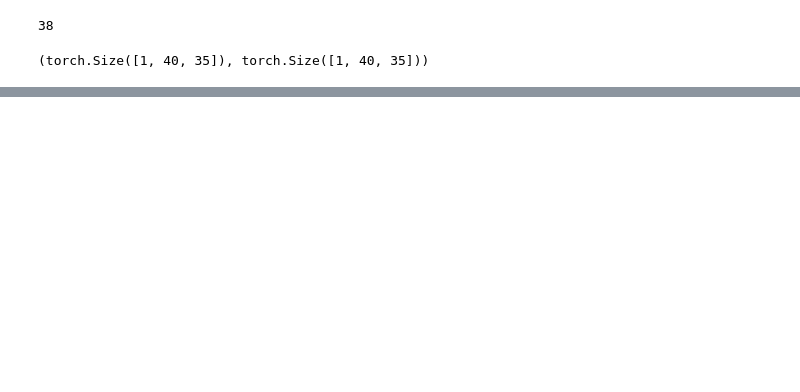
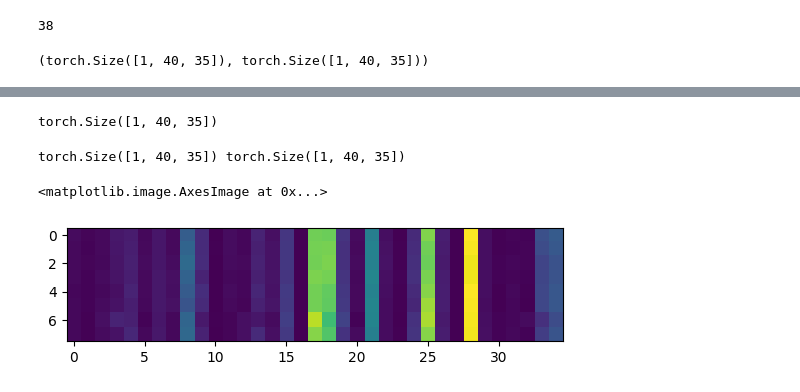
Before and after one commit to brandonlpanos/mvts, a Jupyter notebook: src/scratch.ipynb, the cells around one changed output, grey strips where cells are left out. Drawn from its saved outputs; the diff is of its cells as text; code cells hidden in the pictures; blank space fills up the shorter version.

Commit message:
Created script to generate an embeddings dataset

```diff
--- a/src/scratch.ipynb
+++ b/src/scratch.ipynb
@@ -346,0 +313,6 @@ plt.show()
+# %%
+# Load all data
+indices = np.arange(0, 485, 1)
+dataloader = DataLoader(MVTSDataset(indices, norm_type='standard'), batch_size=len(indices), shuffle=False, drop_last=False)
+data, _, y = next(iter(dataloader))
+print(data.shape, y)
@@ -346,0 +337,45 @@ plt.show()
+# %%
+x = data[0].unsqueeze(0)
+x.shape
+# %% [output]
+torch.Size([1, 40, 35])
+# %%
+# Create the embeddings using the trained transformer model
+transformer_model = TransformerEncoder(feat_dim=35,
+                                       max_len=40,
+                                       d_model=35,
+                                       n_heads=7,
+                                       num_layers=1,
+                                       dim_feedforward=256,
+                                       dropout=0.1,
+                                       freeze=True).float()
+transformer_model.eval();
+
+indx = 0
+for input, label in zip(data, y):
+    label = label.item()
+    input = input.unsqueeze(0)
+    padding_mask = find_padding_masks(input)
+    input = torch.nan_to_num(input)
+    output, embedding = transformer_model(input, padding_mask)
+    embedding = embedding.detach().numpy()[0]
+    padding_mask = padding_mask.squeeze(0).detach().numpy()
+    embedding = embedding[padding_mask]
+    df = embedding_to_dataframe(embedding, features, label, indx)
+    df['Unnamed: 0'] = df['Unnamed: 0'].astype(int)
+    df.rename(columns={'Unnamed: 0': ''}, inplace=True)
+    df.to_csv(f'../data/embeddings/{indx}.csv', index=False)
+    indx += 1
+    break
+# %%
+input = data[7].unsqueeze(0)
+padding_mask = find_padding_masks(input)
+input = torch.nan_to_num(input)
+output, embedding = transformer_model(input, padding_mask)
+embedding = embedding.detach().numpy()[0]
+padding_mask = padding_mask.squeeze(0).detach().numpy()
+embedding = embedding[padding_mask]
+# %% [output]
+torch.Size([1, 40, 35]) torch.Size([1, 40, 35])
+<matplotlib.image.AxesImage at 0x...>
+[figure, added]
```
Also changed, not shown: parts of 13 cells of this notebook, 1 other file.
